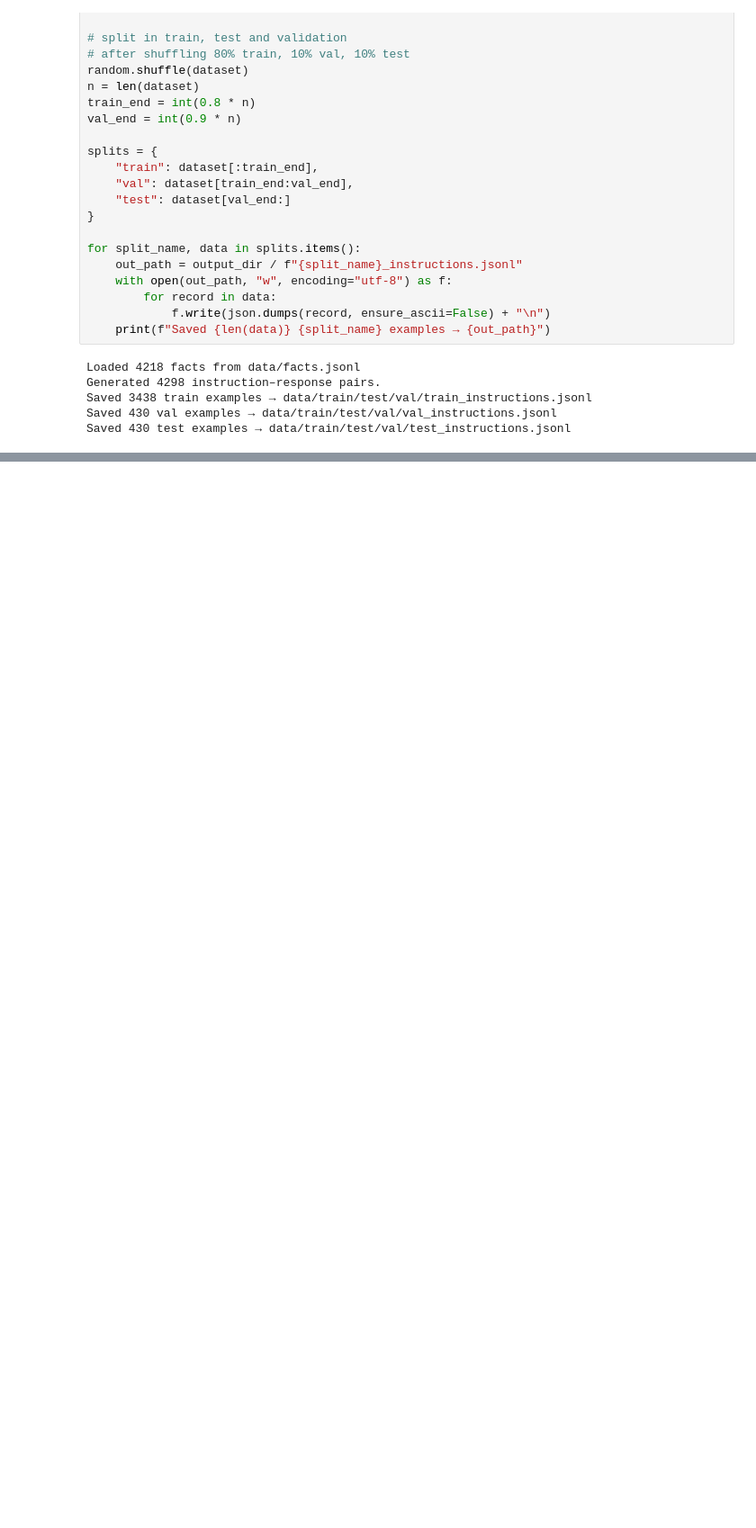
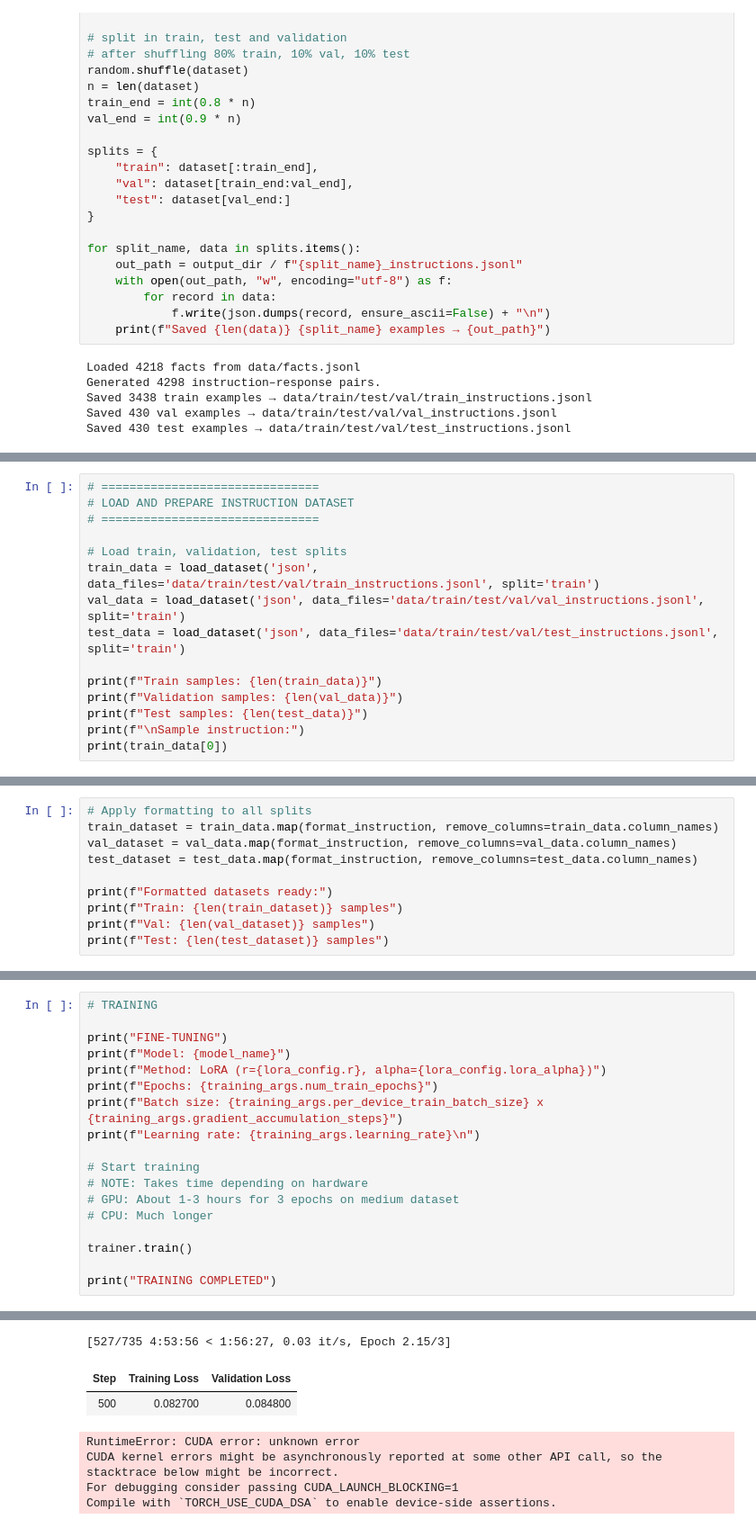
Before and after one commit to raphsa/pdf_to_KnowledgeGraph_LLM, a Jupyter notebook: test1.ipynb, the cells around one changed output, grey strips where cells are left out. Shown at 90% size. Drawn from its saved outputs; the diff is of its cells as text; blank space fills up the shorter version.

```diff
--- a/test1.ipynb
+++ b/test1.ipynb
@@ -1049,0 +1661,15 @@ Saved 430 test examples → data/train/test/val/test_instructions.jsonl
+# %%
+# ===============================
+# LOAD AND PREPARE INSTRUCTION DATASET
+# ===============================
+
+# Load train, validation, test splits
+train_data = load_dataset('json', data_files='data/train/test/val/train_instructions.jsonl', split='train')
+val_data = load_dataset('json', data_files='data/train/test/val/val_instructions.jsonl', split='train')
+test_data = load_dataset('json', data_files='data/train/test/val/test_instructions.jsonl', split='train')
+
+print(f"Train samples: {len(train_data)}")
+print(f"Validation samples: {len(val_data)}")
+print(f"Test samples: {len(test_data)}")
+print(f"\nSample instruction:")
+print(train_data[0])
@@ -1049,0 +1737,10 @@ Saved 430 test examples → data/train/test/val/test_instructions.jsonl
+# %%
+# Apply formatting to all splits
+train_dataset = train_data.map(format_instruction, remove_columns=train_data.column_names)
+val_dataset = val_data.map(format_instruction, remove_columns=val_data.column_names)
+test_dataset = test_data.map(format_instruction, remove_columns=test_data.column_names)
+
+print(f"Formatted datasets ready:")
+print(f"Train: {len(train_dataset)} samples")
+print(f"Val: {len(val_dataset)} samples")
+print(f"Test: {len(test_dataset)} samples")
@@ -1049,0 +1967,19 @@ Saved 430 test examples → data/train/test/val/test_instructions.jsonl
+# %%
+# TRAINING
+
+print("FINE-TUNING")
+print(f"Model: {model_name}")
+print(f"Method: LoRA (r={lora_config.r}, alpha={lora_config.lora_alpha})")
+print(f"Epochs: {training_args.num_train_epochs}")
+print(f"Batch size: {training_args.per_device_train_batch_size} x {training_args.gradient_accumulation_steps}")
+print(f"Learning rate: {training_args.learning_rate}\n")
+
+# Start training
+# NOTE: Takes time depending on hardware
+# GPU: About 1-3 hours for 3 epochs on medium dataset
+# CPU: Much longer
+
+trainer.train()
+
+print("TRAINING COMPLETED")
+# %% [output]
@@ -1049,0 +1992,7 @@ Saved 430 test examples → data/train/test/val/test_instructions.jsonl
+[527/735 4:53:56 < 1:56:27, 0.03 it/s, Epoch 2.15/3]
+| Step | Training Loss | Validation Loss |
+| 500 | 0.082700 | 0.084800 |
+RuntimeError: CUDA error: unknown error
+CUDA kernel errors might be asynchronously reported at some other API call, so the stacktrace below might be incorrect.
+For debugging consider passing CUDA_LAUNCH_BLOCKING=1
+Compile with `TORCH_USE_CUDA_DSA` to enable device-side assertions.
```
Also changed, not shown: parts of 45 cells of this notebook.
